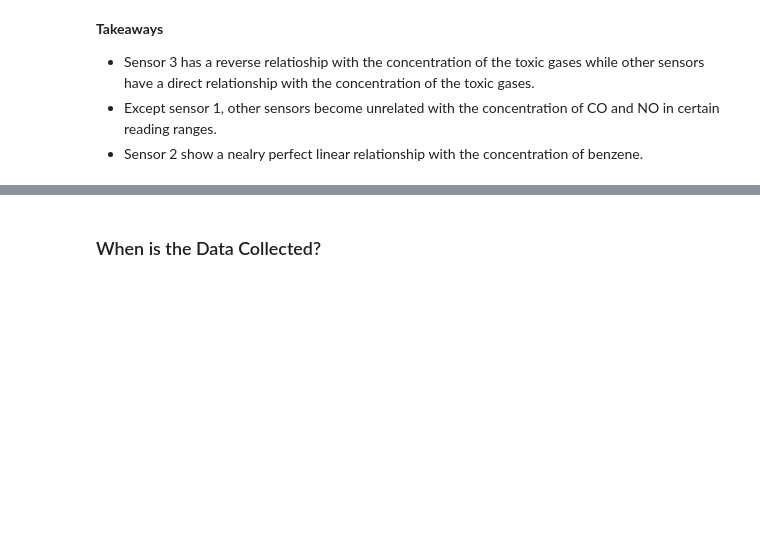
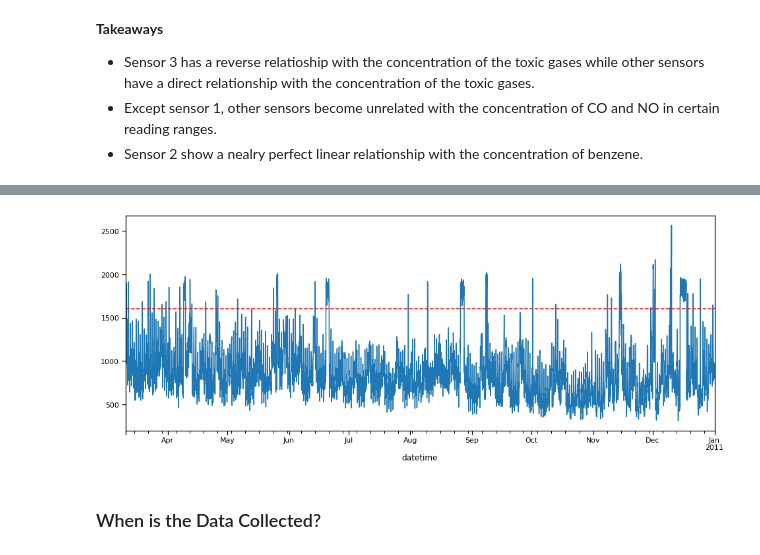
Before and after one commit to Yongliang-Shi/predicting-air-pollution, a Jupyter notebook: MVP.ipynb, the cells around one changed output, grey strips where cells are left out. Drawn from its saved outputs; the diff is of its cells as text; code cells hidden in the pictures; blank space fills up the shorter version.

```diff
--- a/MVP.ipynb
+++ b/MVP.ipynb
@@ -393,0 +404,8 @@ plt.show()
+# %%
+# Plot the readings of sensor 3 over time
+
+df.sensor_3.plot(figsize=(16,6))
+plt.axhline(y=1600, linestyle='--', c='red')
+plt.show()
+# %% [output]
+[figure, added]
```
Also changed, not shown: parts of 23 cells of this notebook.
